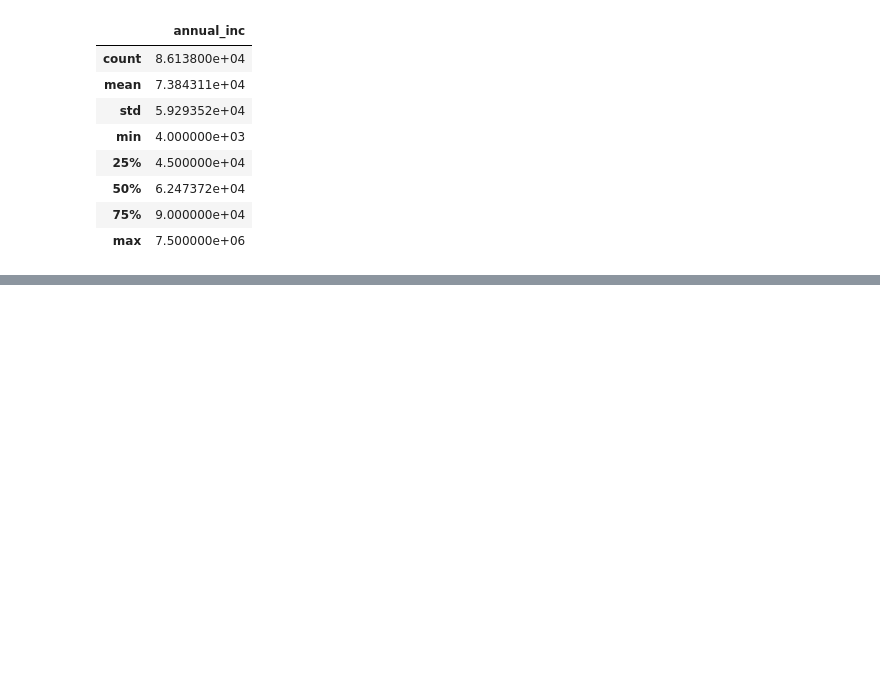
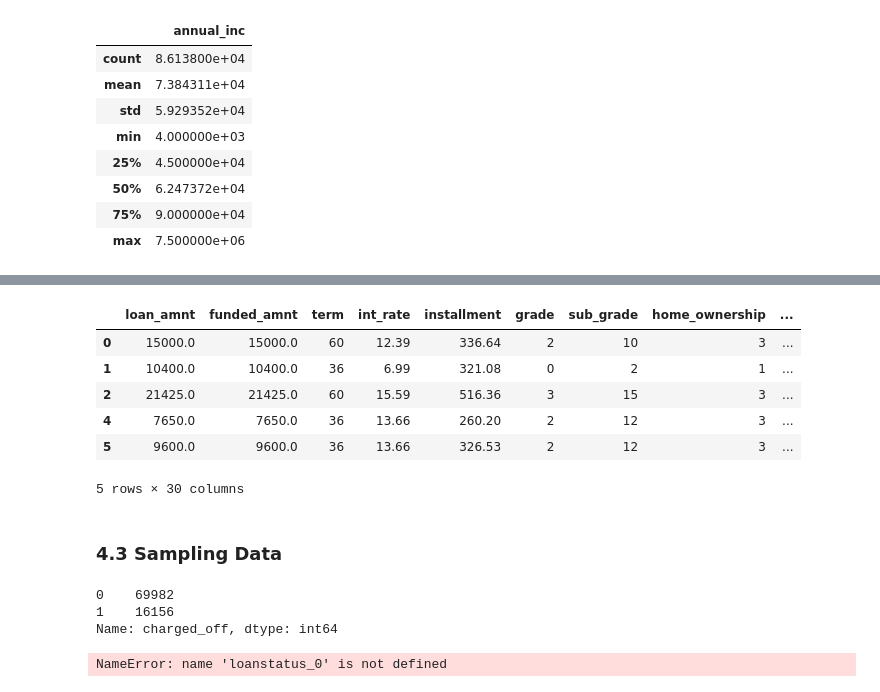
Before and after one commit to askhab2022/ML-Repo, a Jupyter notebook: fin-ml/Loans.ipynb, the cells around one changed output, grey strips where cells are left out. Drawn from its saved outputs; the diff is of its cells as text; code cells hidden in the pictures; blank space fills up the shorter version.

```diff
--- a/fin-ml/Loans.ipynb
+++ b/fin-ml/Loans.ipynb
@@ -322,0 +380,24 @@ dataset["log_annual_inc"]
+# %%
+dataset.head()
+# %% [output]
+|  | loan_amnt | funded_amnt | term | int_rate | installment | grade | sub_grade | home_ownership | ... |
+| 0 | 15000.0 | 15000.0 | 60 | 12.39 | 336.64 | 2 | 10 | 3 | ... |
+| 1 | 10400.0 | 10400.0 | 36 | 6.99 | 321.08 | 0 | 2 | 1 | ... |
+| 2 | 21425.0 | 21425.0 | 60 | 15.59 | 516.36 | 3 | 15 | 3 | ... |
+| 4 | 7650.0 | 7650.0 | 36 | 13.66 | 260.20 | 2 | 12 | 3 | ... |
+| 5 | 9600.0 | 9600.0 | 36 | 13.66 | 326.53 | 2 | 12 | 3 | ... |
+5 rows × 30 columns
+# %% [markdown]
+### 4.3 Sampling Data
+# %%
+dataset["charged_off"].value_counts()
+# %% [output]
+0    69982
+1    16156
+Name: charged_off, dtype: int64
+# %%
+loansstatus_0 = dataset[dataset["charged_off"]==0].sample(5500)
+loansstatus_1 = dataset[dataset["charged_off"]==1].sample(5500)
+dataset = pd.concat([loanstatus_0,loanstatus_1])
+# %% [output]
+NameError: name 'loanstatus_0' is not defined
```
Also changed, not shown: parts of 32 cells of this notebook.
